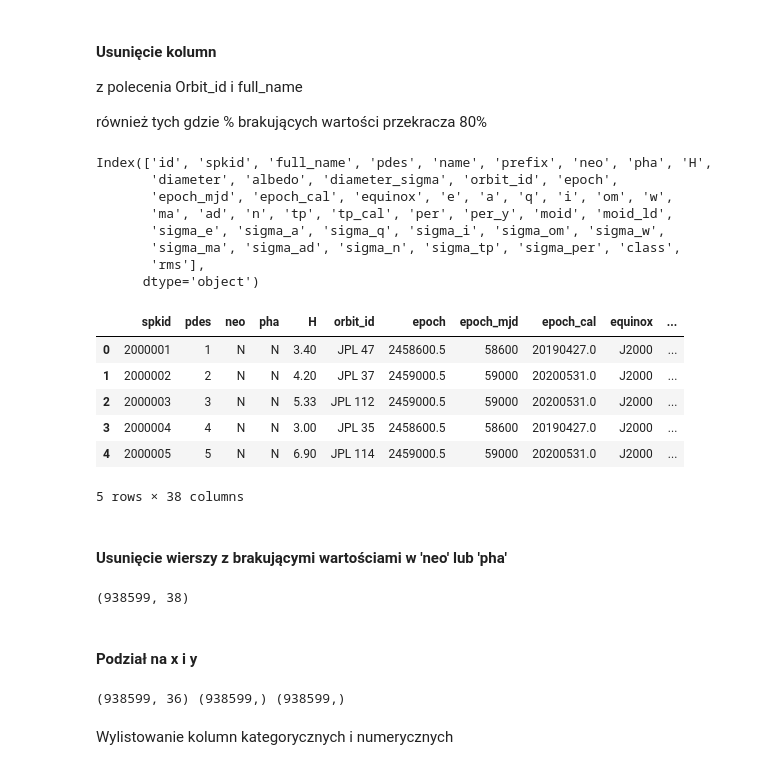
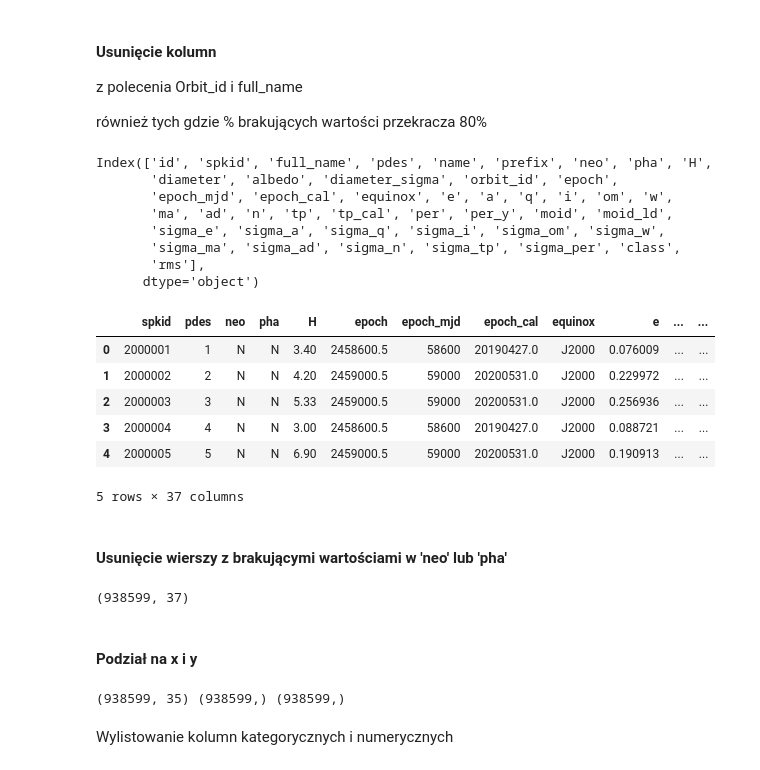
Before and after one commit to Lecrut/ai-ml_studies, a Jupyter notebook: pum/6_259199_Filip_Lecrut.ipynb, the cells around one changed output. Cells and saved outputs as stored; diff of their text form; code cells hidden in the pictures.

```diff
--- a/pum/6_259199_Filip_Lecrut.ipynb
+++ b/pum/6_259199_Filip_Lecrut.ipynb
@@ -239,26 +424,26 @@ również tych gdzie % brakujących wartości przekracza 80%
 # %%
 print(data.columns)
 
-columns_to_drop = set(['id', 'full_name'] + missing_table[missing_table['Missing Percent'] > 80].index.tolist())
+columns_to_drop = set(['id', 'full_name', 'orbit_id'] + missing_table[missing_table['Missing Percent'] > 80].index.tolist())
 data = data.drop(columns=columns_to_drop)
 
 data.head()
 # %% [output]
 Index(['id', 'spkid', 'full_name', 'pdes', 'name', 'prefix', 'neo', 'pha', 'H',
        'diameter', 'albedo', 'diameter_sigma', 'orbit_id', 'epoch',
        'epoch_mjd', 'epoch_cal', 'equinox', 'e', 'a', 'q', 'i', 'om', 'w',
        'ma', 'ad', 'n', 'tp', 'tp_cal', 'per', 'per_y', 'moid', 'moid_ld',
        'sigma_e', 'sigma_a', 'sigma_q', 'sigma_i', 'sigma_om', 'sigma_w',
        'sigma_ma', 'sigma_ad', 'sigma_n', 'sigma_tp', 'sigma_per', 'class',
        'rms'],
       dtype='object')
-|  | spkid | pdes | neo | pha | H | orbit_id | epoch | epoch_mjd | epoch_cal | equinox | ... |
-| 0 | 2000001 | 1 | N | N | 3.40 | JPL 47 | 2458600.5 | 58600 | 20190427.0 | J2000 | ... |
-| 1 | 2000002 | 2 | N | N | 4.20 | JPL 37 | 2459000.5 | 59000 | 20200531.0 | J2000 | ... |
-| 2 | 2000003 | 3 | N | N | 5.33 | JPL 112 | 2459000.5 | 59000 | 20200531.0 | J2000 | ... |
-| 3 | 2000004 | 4 | N | N | 3.00 | JPL 35 | 2458600.5 | 58600 | 20190427.0 | J2000 | ... |
-| 4 | 2000005 | 5 | N | N | 6.90 | JPL 114 | 2459000.5 | 59000 | 20200531.0 | J2000 | ... |
+|  | spkid | pdes | neo | pha | H | epoch | epoch_mjd | epoch_cal | equinox | e | ... | ... |
+| 0 | 2000001 | 1 | N | N | 3.40 | 2458600.5 | 58600 | 20190427.0 | J2000 | 0.076009 | ... | ... |
+| 1 | 2000002 | 2 | N | N | 4.20 | 2459000.5 | 59000 | 20200531.0 | J2000 | 0.229972 | ... | ... |
+| 2 | 2000003 | 3 | N | N | 5.33 | 2459000.5 | 59000 | 20200531.0 | J2000 | 0.256936 | ... | ... |
+| 3 | 2000004 | 4 | N | N | 3.00 | 2458600.5 | 58600 | 20190427.0 | J2000 | 0.088721 | ... | ... |
+| 4 | 2000005 | 5 | N | N | 6.90 | 2459000.5 | 59000 | 20200531.0 | J2000 | 0.190913 | ... | ... |
-5 rows × 38 columns
+5 rows × 37 columns
 # %% [markdown]
 #### Usunięcie wierszy z brakującymi wartościami w 'neo' lub 'pha'
 # %%
@@ -267,17 +452,21 @@ data = data.dropna(subset=['neo', 'pha'])
 data = data.reset_index(drop=True)
 print(data.shape)
 # %% [output]
-(938599, 38)
+(938599, 37)
 # %% [markdown]
 #### Podział na x i y
 # %%
 X = data.drop(columns=['pha', 'neo'])
+
 y_neo = data['neo']
+y_neo = (y_neo == 'Y').astype(int)
+
 y_pha = data['pha']
+y_pha = (y_pha == 'Y').astype(int)
 
 print(X.shape, y_pha.shape, y_neo.shape)
 # %% [output]
-(938599, 36) (938599,) (938599,)
+(938599, 35) (938599,) (938599,)
 # %% [markdown]
 Wylistowanie kolumn kategorycznych i numerycznych
 # %%
```
Also changed, not shown: parts of 13 cells of this notebook.
